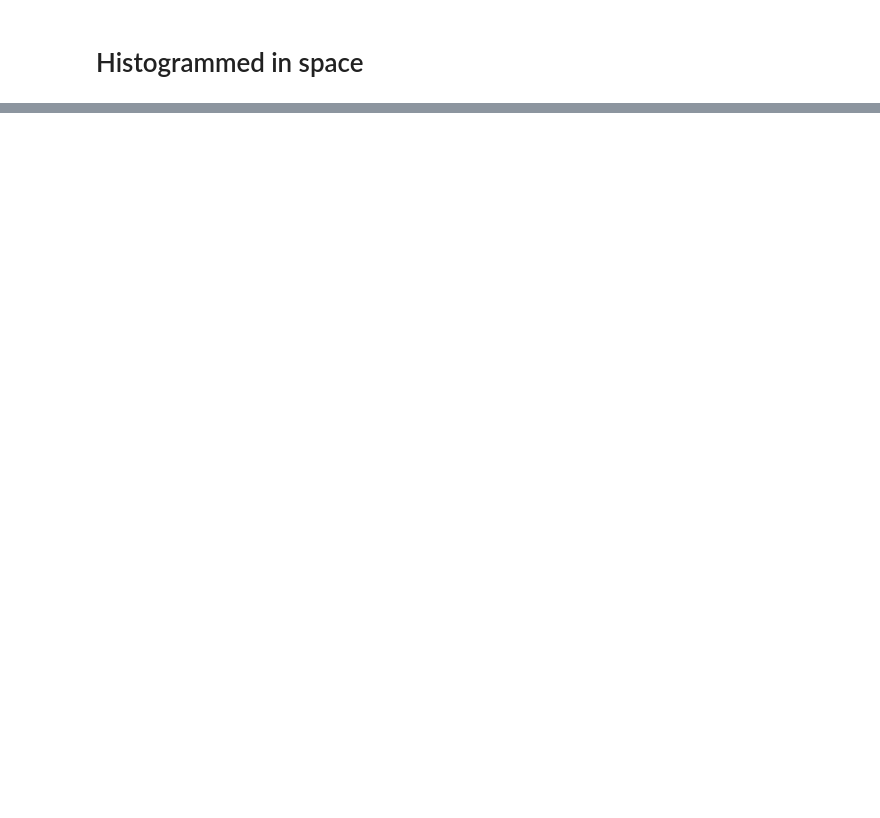
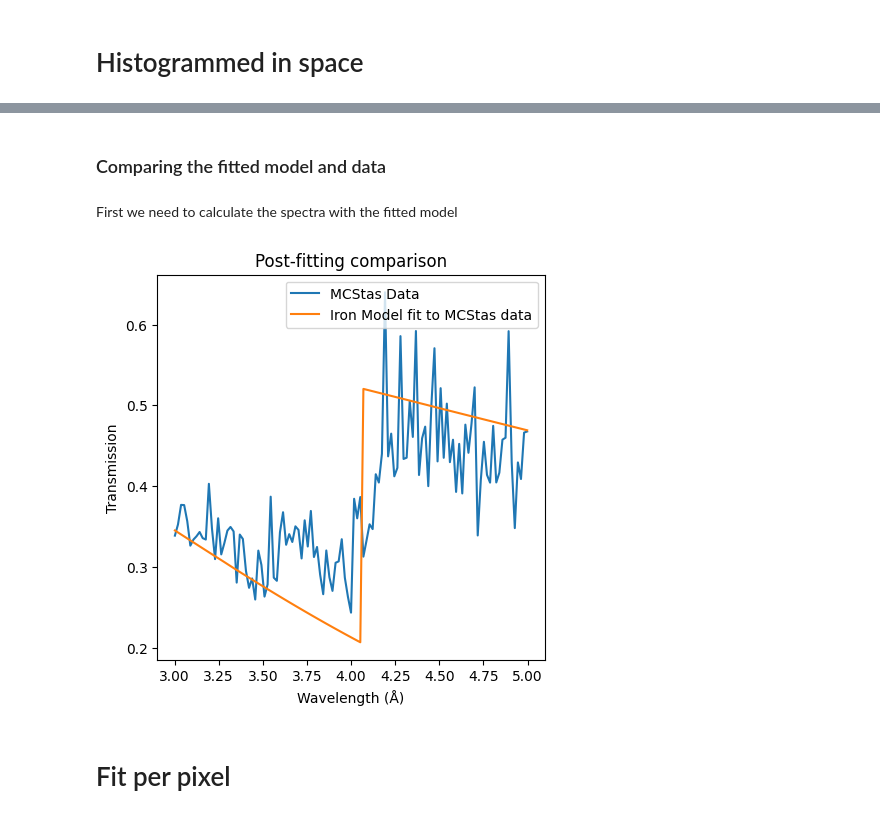
Before and after one commit to easyscience/imaging-lib, a Jupyter notebook: ProofOfConcept/isis_data.ipynb, the cells around one changed output, grey strips where cells are left out. Cells and saved outputs as stored; diff of their text form; code cells hidden in the pictures; blank space fills up the shorter version.

```diff
--- a/ProofOfConcept/isis_data.ipynb
+++ b/ProofOfConcept/isis_data.ipynb
@@ -154,0 +151,3 @@ def wav
+# %%
+wavelengths = sc.midpoints(sliced_spectrum.coords['wavelength']).values
+transmissions = sliced_spectrum.values
@@ -154,0 +169,5 @@ def wav
+# %%
+lattice_constant =  Parameter(name="Lattice constant",          value=2.85, unit="angstrom",    min=1,  max=4,    fixed=False)
+debye_temperature = Parameter(name="Debye temperature",         value=300,  unit="kelvin",      min=250,  max=800,  fixed=False)
+temperature =       Parameter(name="Temperature",               value=300,  unit="kelvin",      min=1,  max=600,  fixed=False)
+intensity_scale =   Parameter(name="Intensity scale factor",    value=0.05,                      fixed=False)
@@ -154,0 +176,23 @@ def wav
+# %%
+def iron_bragg(wavelength):
+    # Initalize the NCrystal material composer
+    material = NCrystal.NCMATComposer()
+    # Set the material parameters with the fitting variables
+    material.set_cellsg_cubic(lattice_constant.value)
+    material.set_atompos([  ('Fe',0,0,0),
+                            ('Fe',0.5, 0.5, 0.5),
+                            ])
+    material.set_dyninfo_debyetemp("Fe", debye_temp=debye_temperature.value)
+    material.set_default_temperature(temperature.value)
+
+    # Identify the space group from atomic positions
+    material.refine_crystal_structure(quiet=True)
+
+    #print("lattice constant:", lattice_constant.value)
+    scatter = material.load()
+
+    # Create scattering spectrum
+    spectrum = np.exp(-intensity_scale.value*(scatter.scatter.xsect(wl=wavelength) + scatter.absorption.xsect(wl=wavelength)))
+    if np.any(np.isnan(spectrum)):
+        print("Warning: NaN values in spectrum")
+    return spectrum
@@ -154,0 +268,19 @@ def wav
+# %% [markdown]
+### Comparing the fitted model and data
+# %% [markdown]
+First we need to calculate the spectra with the fitted model
+# %%
+simulated = iron_bragg(wavelengths)
+# %%
+plt.figure(figsize=(5,5))
+plt.plot(wavelengths, transmissions, label='MCStas Data')
+plt.plot(wavelengths, simulated, label="Iron Model fit to MCStas data")
+plt.xlabel("Wavelength (Å)")
+plt.ylabel("Transmission")
+plt.title("Post-fitting comparison")
+plt.legend()
+plt.show()
+# %% [output]
+[figure, added]
+# %% [markdown]
+# Fit per pixel
```
Also changed, not shown: parts of 51 cells of this notebook.
